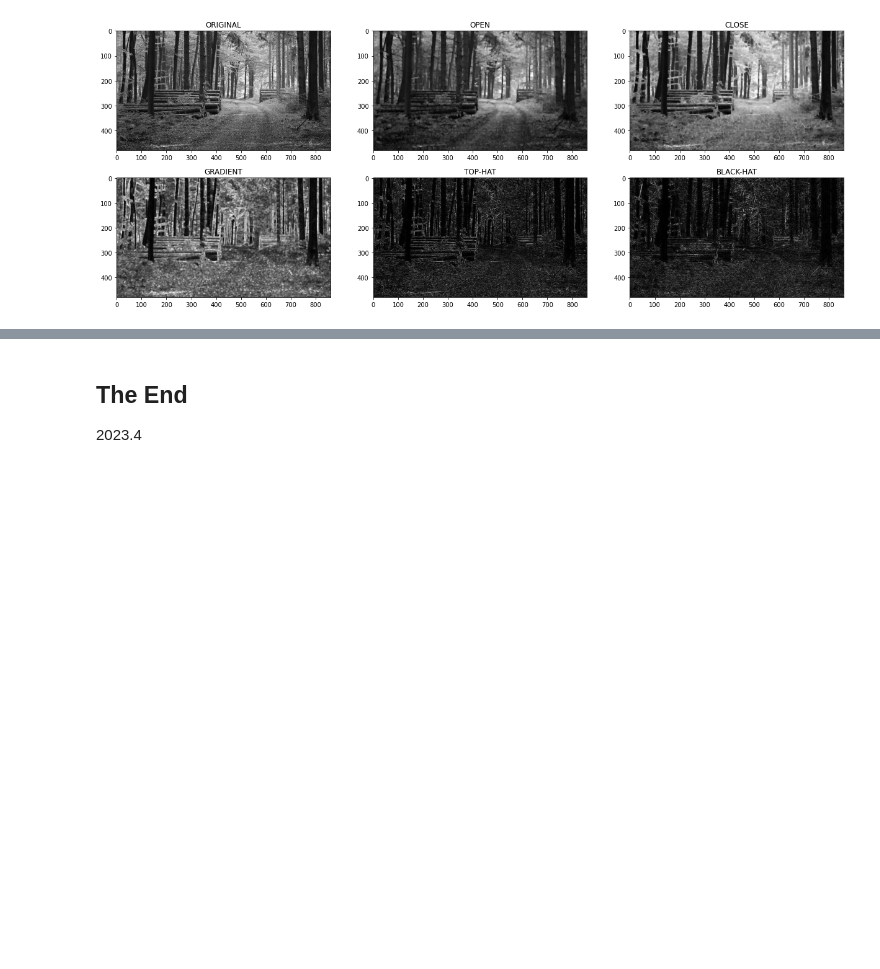
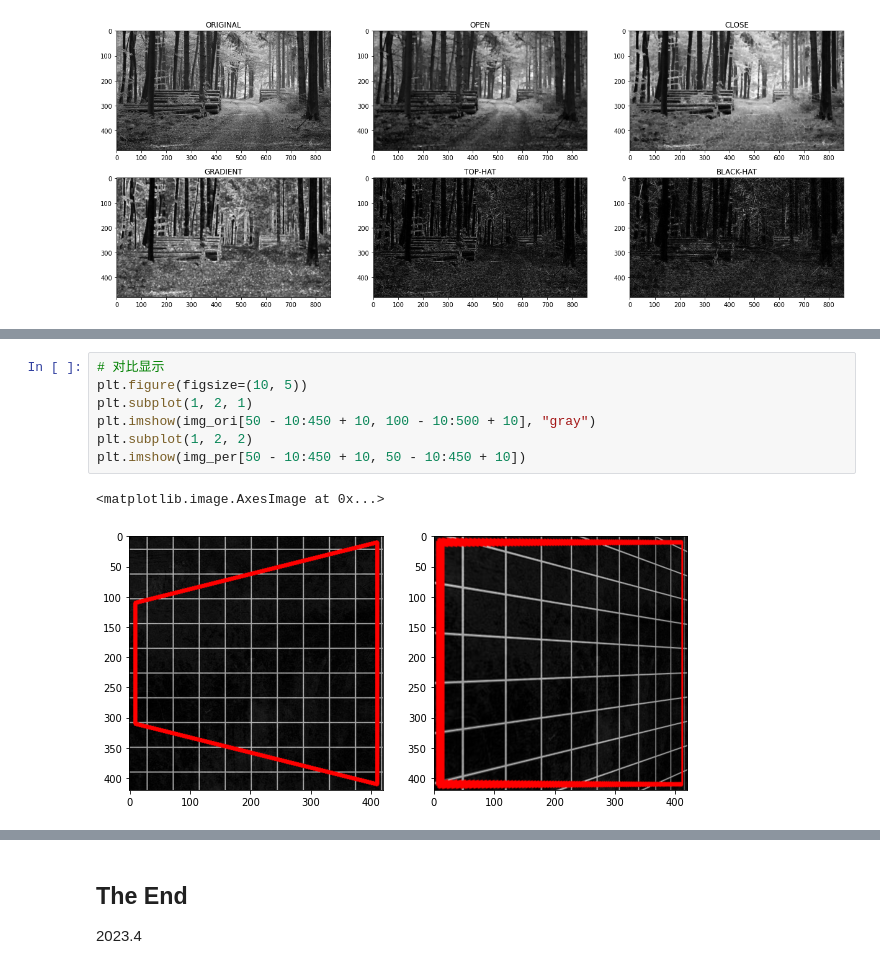
Before and after one commit to haodong2000/Vision2022, a Jupyter notebook: 3-1-advanced-image-process.ipynb, the cells around one changed output, grey strips where cells are left out. Saved outputs shown, nothing was run; the diff lists cells and outputs as text; blank space fills up the shorter version.

```diff
--- a/3-1-advanced-image-process.ipynb
+++ b/3-1-advanced-image-process.ipynb
@@ -586,0 +567,10 @@ show_morphology(img_ori)
+# %%
+# 对比显示
+plt.figure(figsize=(10, 5))
+plt.subplot(1, 2, 1)
+plt.imshow(img_ori[50 - 10:450 + 10, 100 - 10:500 + 10], "gray")
+plt.subplot(1, 2, 2)
+plt.imshow(img_per[50 - 10:450 + 10, 50 - 10:450 + 10])
+# %% [output]
+<matplotlib.image.AxesImage at 0x...>
+[figure, added]
```
Also changed, not shown: parts of 44 cells of this notebook, 5 other files.
